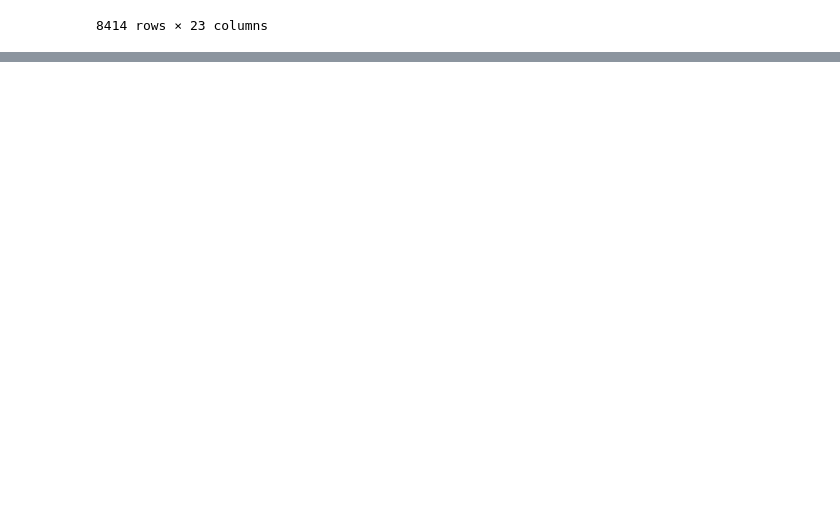
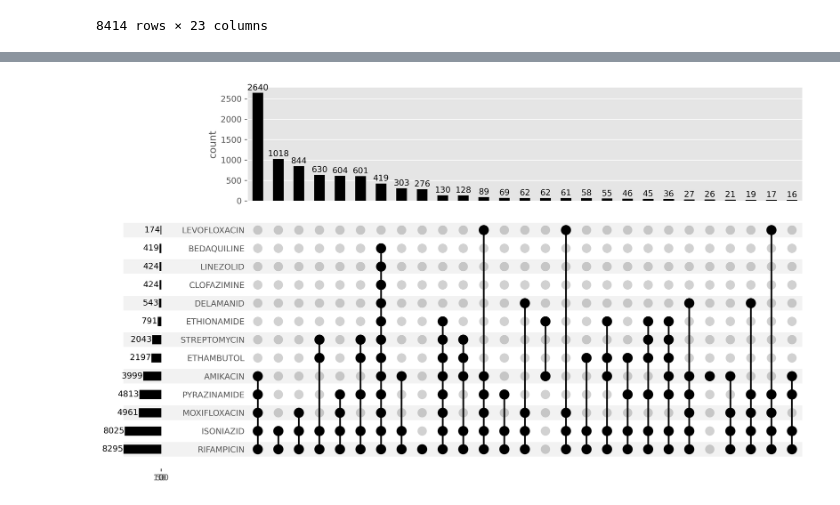
Before and after one commit to mbhall88/WHO-correspondence, a Jupyter notebook: workflow/notebooks/data-cleaning.ipynb, the cells around one changed output, grey strips where cells are left out. Cells and saved outputs as stored; diff of their text form; code cells hidden in the pictures; blank space fills up the shorter version.

Commit message:
add phenotype count plots

```diff
--- a/workflow/notebooks/data-cleaning.ipynb
+++ b/workflow/notebooks/data-cleaning.ipynb
@@ -556,0 +605,14 @@ non_who_df
+# %%
+who_drugs = set(map(str.lower, """Isoniazid
+Rifampicin
+Ethambutol
+Pyrazinamide
+Moxifloxacin
+Levofloxacin
+Ethionamide
+Amikacin
+Streptomycin
+Bedaquiline
+Delamanid
+Clofazimine
+Linezolid""".splitlines()))
@@ -556,0 +668,32 @@ non_who_df
+# %%
+d = {}
+exclude = set()
+samples_with_pheno = []
+for drug in map(str.lower, DRUGS):
+    if drug not in who_drugs:
+        continue
+    drug_df = pheno_df.query("drug == @drug").dropna()
+    samples = list(drug_df["run"])
+    samples_with_pheno.extend(samples)
+    if samples:
+        d[drug.upper()] = samples
+# %%
+upset_data = upsetplot.from_contents(d)
+# %%
+fig, ax = plt.subplots()
+p = upsetplot.plot(
+    upset_data,
+    fig=fig,
+    sort_by="cardinality",
+    orientation="horizontal",
+    show_counts=True,
+    min_subset_size=15
+)
+p["intersections"].set_ylabel("count")
+ax.axis("off")
+# fig.set_figwidth(8)
+# fig.set_figheight(10)
+p["totals"].set_xticks([0, 50, 100])
+fig.set_dpi(300)
+# %% [output]
+[figure, added]
```
Also changed, not shown: parts of 15 cells of this notebook.
